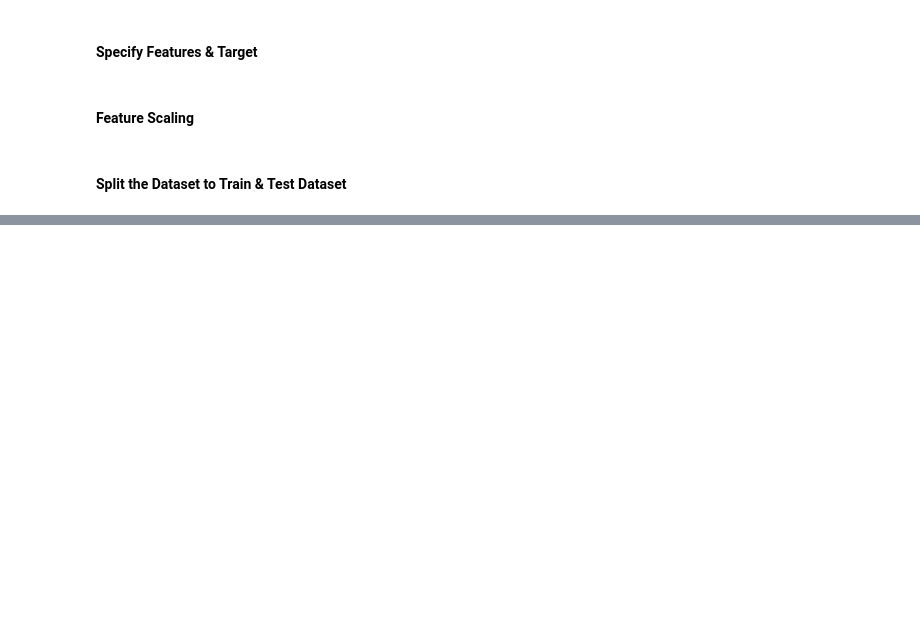
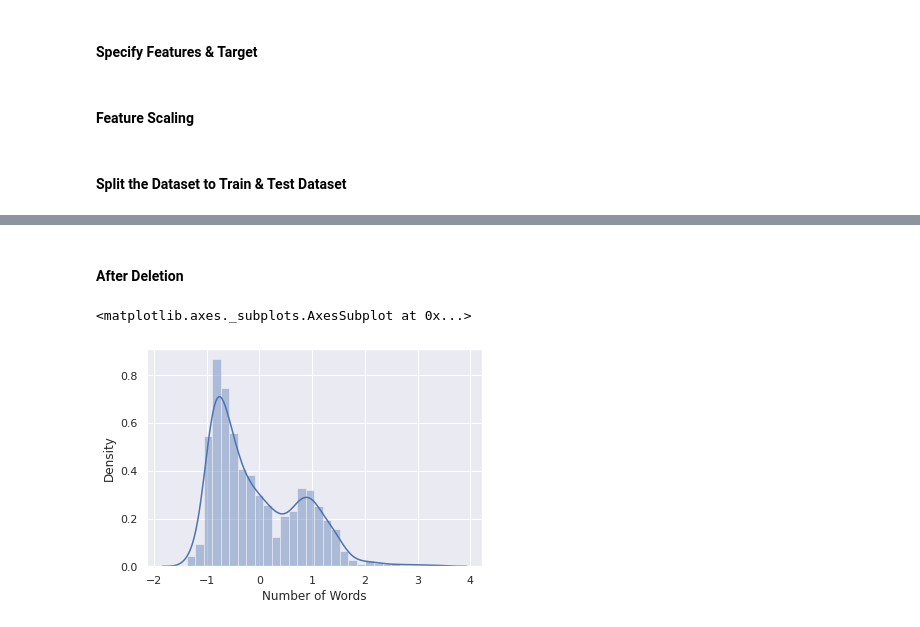
Before and after one commit to mojtabaSefidi/Spam-Message-Recognition, a Jupyter notebook: Spam_Message_Recognition.ipynb, the cells around one changed output, grey strips where cells are left out. Cells and saved outputs as stored; diff of their text form; code cells hidden in the pictures; blank space fills up the shorter version.

```diff
--- a/Spam_Message_Recognition.ipynb
+++ b/Spam_Message_Recognition.ipynb
@@ -155,0 +196,9 @@ x_train, x_test, y_train, y_test = train_test_split(x_scaled, y, test_size=0.2,
+# %% [markdown]
+#### After Deletion
+# %%
+q = data_with_outlier["Number of Words"].quantile(0.99)
+data_with_outlier = data_with_outlier[data_with_outlier["Number of Words"]<q]
+sn.distplot(data_with_outlier["Number of Words"])
+# %% [output]
+<matplotlib.axes._subplots.AxesSubplot at 0x...>
+[figure, added]
```
Also changed, not shown: parts of 13 cells of this notebook.
